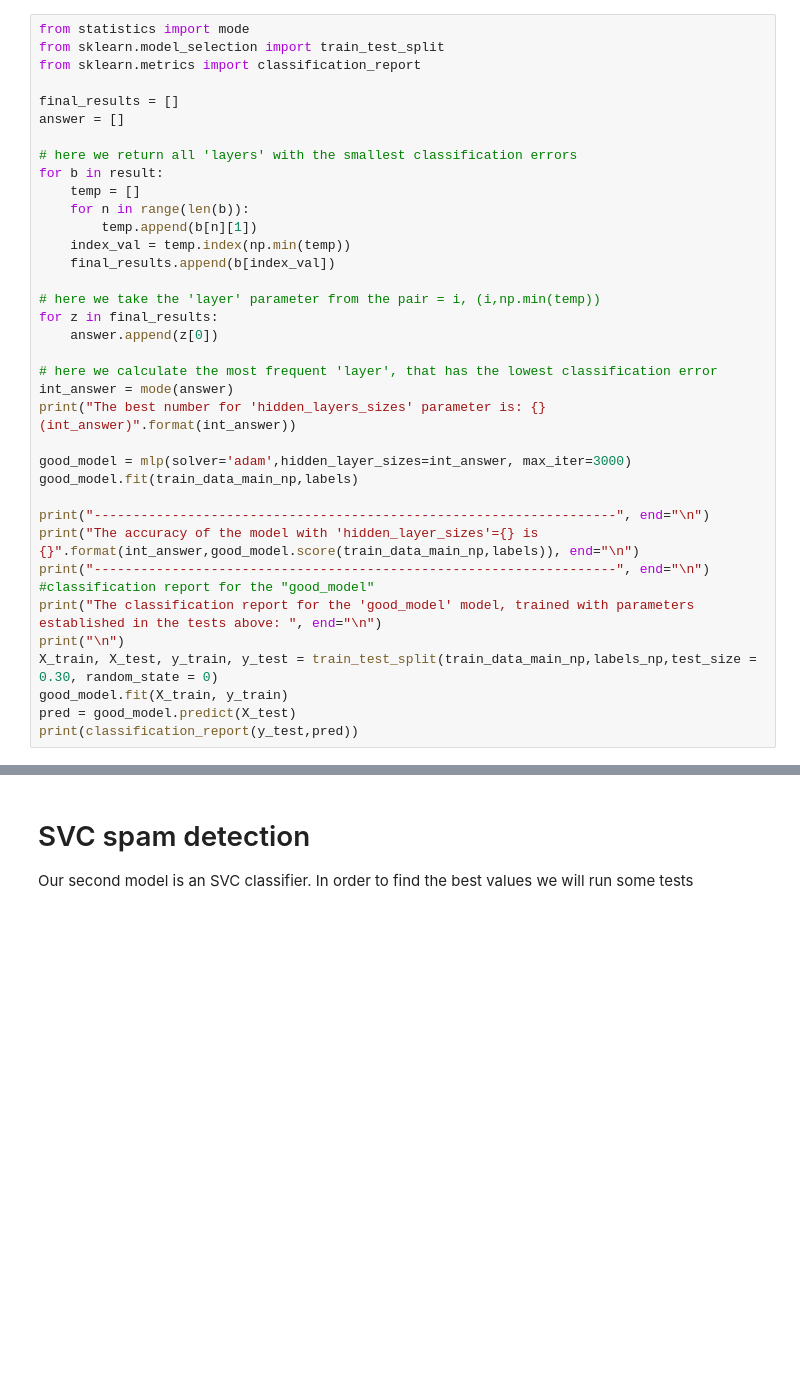
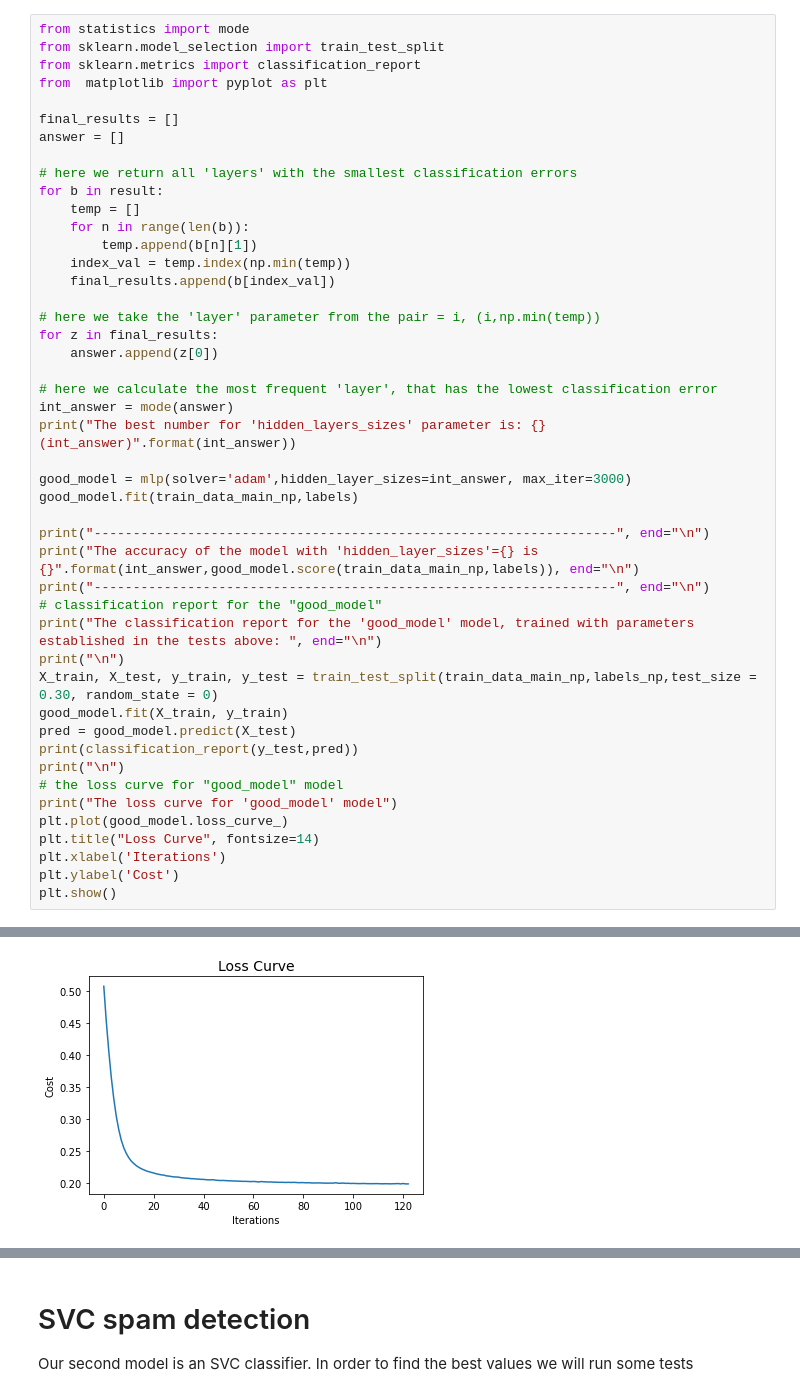
Before and after one commit to jacob-beza-radboud/spamDetectionProject, a Jupyter notebook: Main.ipynb, the cells around one changed output, grey strips where cells are left out. Drawn from its saved outputs; the diff is of its cells as text; blank space fills up the shorter version.

```diff
--- a/Main.ipynb
+++ b/Main.ipynb
@@ -85,6 +96,7 @@ Nextly we have to find out what is the optimal value for 'hidden_layer_sizes' pa
 from statistics import mode
 from sklearn.model_selection import train_test_split
 from sklearn.metrics import classification_report
+from  matplotlib import pyplot as plt
 
 final_results = []
 answer = []
@@ -111,11 +123,19 @@ good_model.fit(train_data_main_np,labels)
 print("-------------------------------------------------------------------", end="\n")
 print("The accuracy of the model with 'hidden_layer_sizes'={} is {}".format(int_answer,good_model.score(train_data_main_np,labels)), end="\n")
 print("-------------------------------------------------------------------", end="\n")
-#classification report for the "good_model"
+# classification report for the "good_model"
 print("The classification report for the 'good_model' model, trained with parameters established in the tests above: ", end="\n")
 print("\n")
 X_train, X_test, y_train, y_test = train_test_split(train_data_main_np,labels_np,test_size = 0.30, random_state = 0)
 good_model.fit(X_train, y_train)
 pred = good_model.predict(X_test)
 print(classification_report(y_test,pred))
+print("\n")
+# the loss curve for "good_model" model
+print("The loss curve for 'good_model' model")
+plt.plot(good_model.loss_curve_)
+plt.title("Loss Curve", fontsize=14)
+plt.xlabel('Iterations')
+plt.ylabel('Cost')
+plt.show()
 # %% [output]
@@ -137,2 +161,3 @@ weighted avg       0.91      0.91      0.91      1673
+[figure, added]
 # %% [markdown]
 ## Checking the model
```
Also changed, not shown: parts of 20 cells of this notebook, 1 other file.
